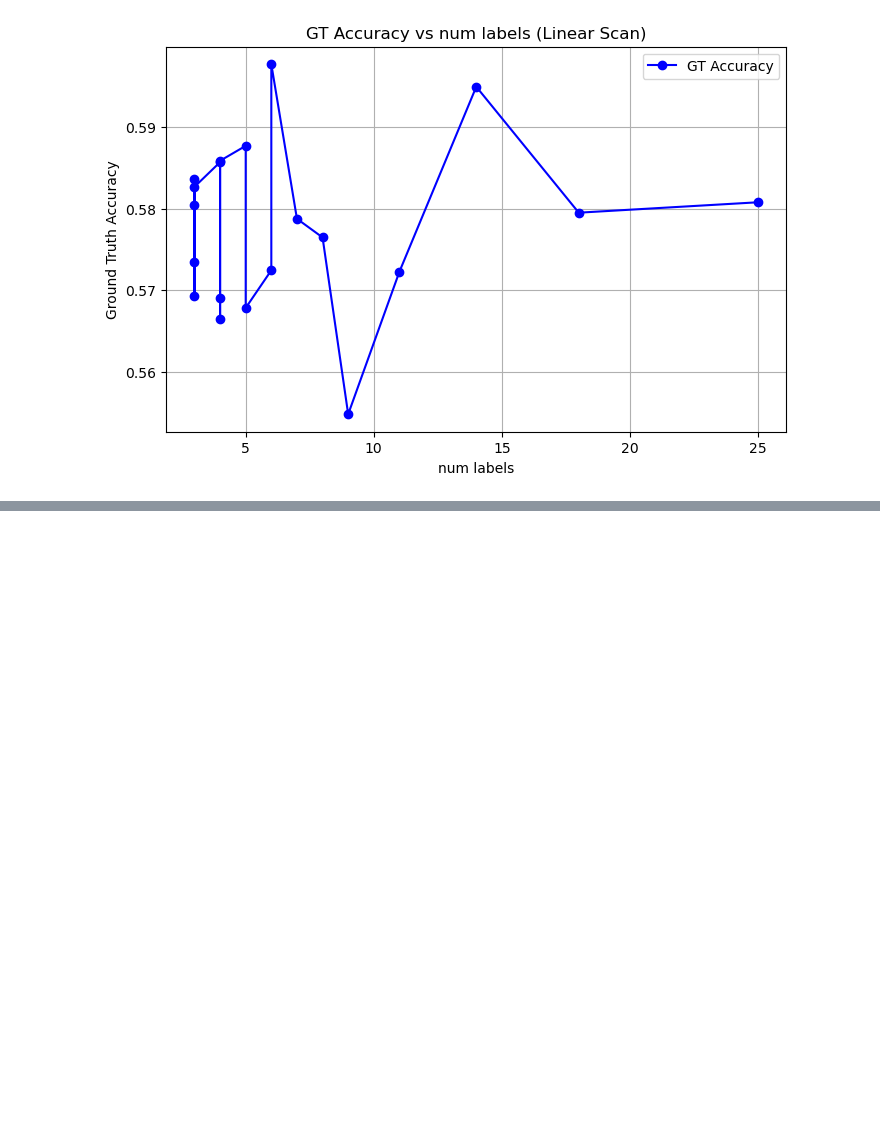
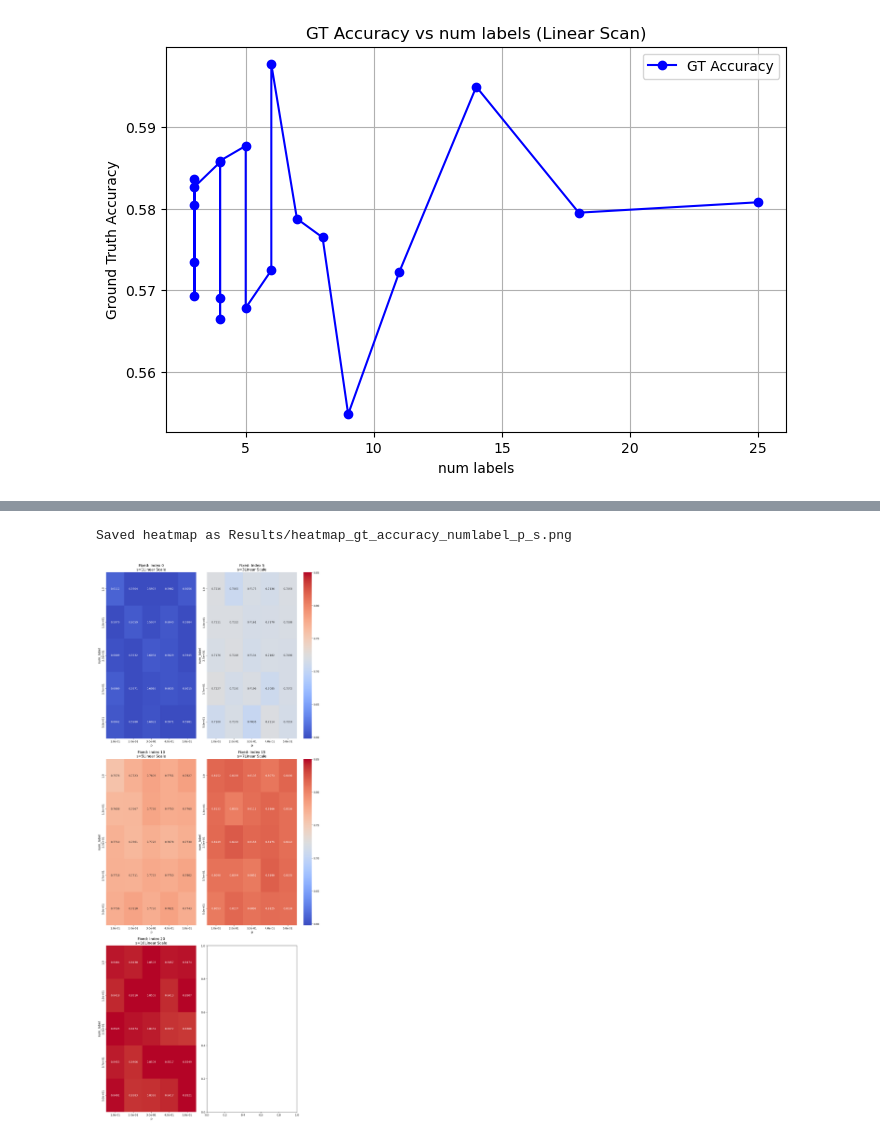
Before and after one commit to MayeulCassier/Matrix-Factorization-With-Comparison-Data, a Jupyter notebook: generation_analysis.ipynb, the cells around one changed output, grey strips where cells are left out. Saved outputs shown, nothing was run; the diff lists cells and outputs as text; code cells hidden in the pictures; blank space fills up the shorter version.

```diff
--- a/generation_analysis.ipynb
+++ b/generation_analysis.ipynb
@@ -68,0 +72,28 @@ Saved heatmap as Results/heatmap_gt_accuracy_numlabel_p.png.png
+# %%
+from helpers import parameter_scan_ground_truth
+import numpy as np
+
+
+# define values for p and num_label
+p_values = list(np.linspace(0.1, 0.5, 5))  # 5 valeurs entre 0.1 et 0.5
+num_label_values = np.linspace(1, 50, 5, dtype=int)  # 5 values between 1 et 50
+s = np.linspace(1, 10, 5, dtype=int)  # 5 values between 1 et 50
+
+
+# launch parameter scan with linear=False
+results_full = parameter_scan_ground_truth(n=1000, m=1000, p=p_values, d=2, s=s, device="cpu",
+                                           num_label=num_label_values, linear=False)
+# %%
+from visualization import plot_all_heatmaps
+
+# plot heatmap for gt_accuracy vs p and num_label
+
+plot_all_heatmaps(results_full,
+                  "p",
+                  "num_label",
+                  "gt_accuracy",
+                  save_path="Results/heatmap_gt_accuracy_numlabel_p_s",
+                  fig_size= (12, 30))
+# %% [output]
+Saved heatmap as Results/heatmap_gt_accuracy_numlabel_p_s.png
+[figure, added]
```
Also changed, not shown: parts of 2 cells of this notebook, 2 other files.
